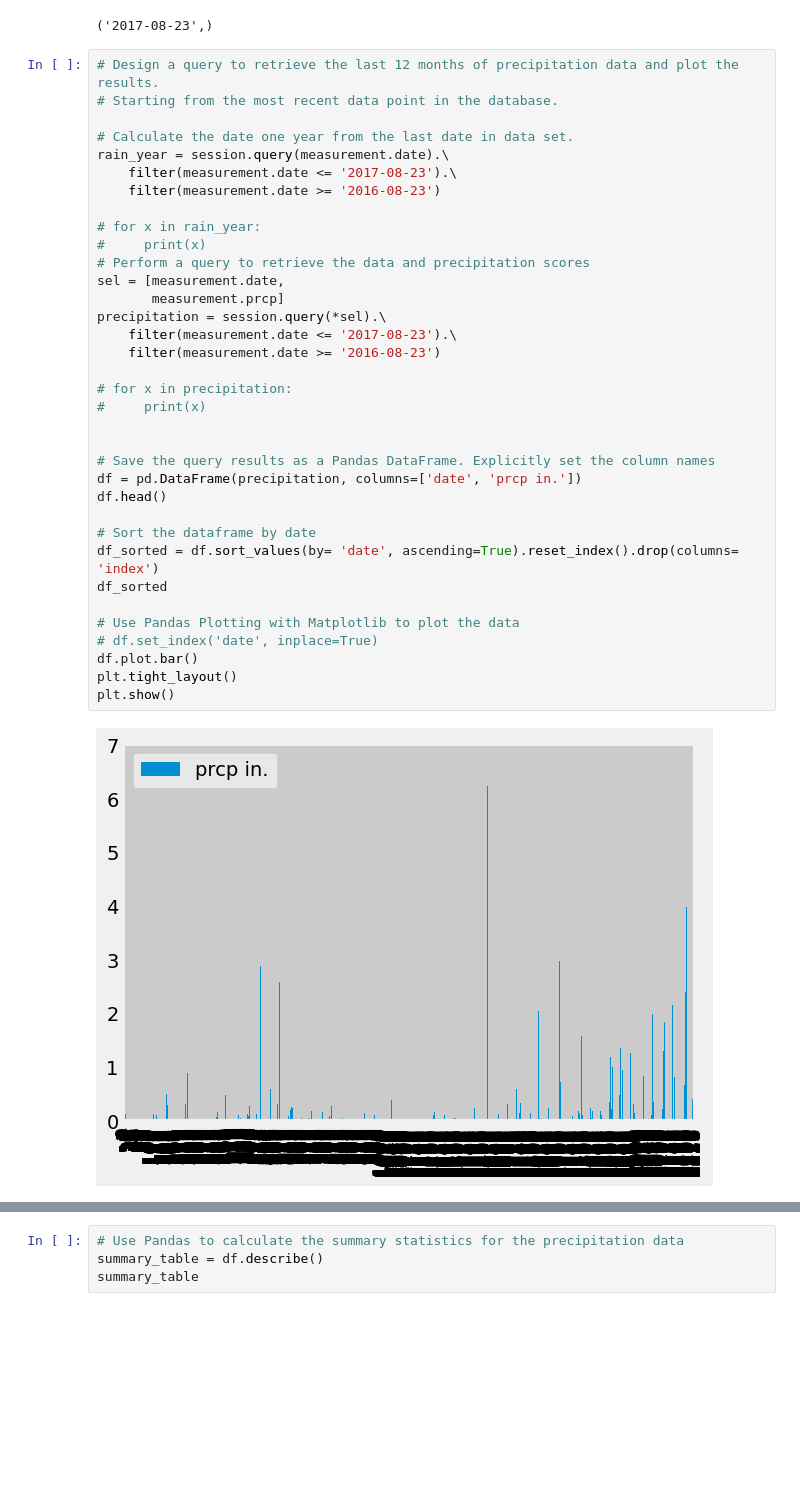
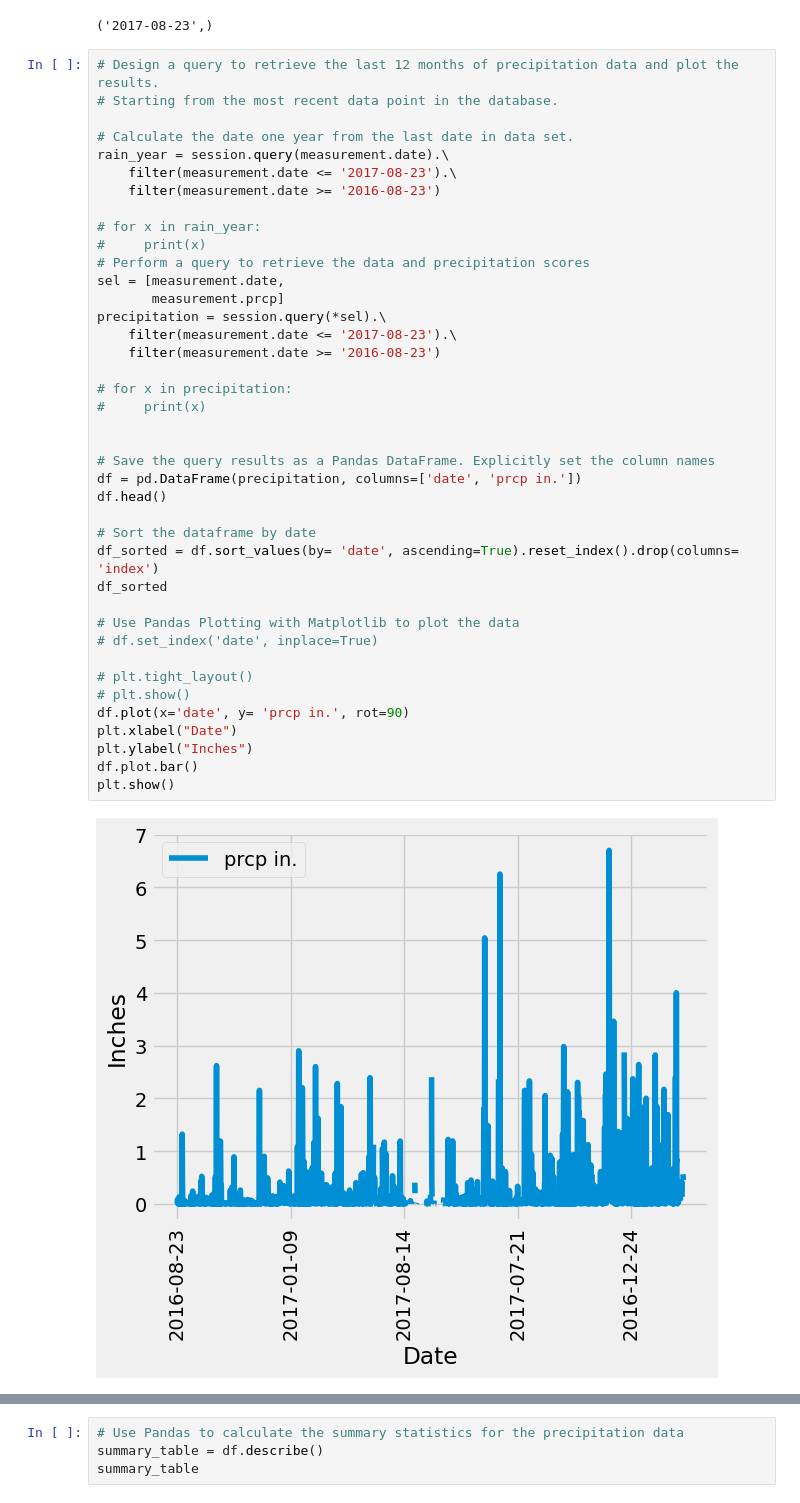
Before and after one commit to AtziriMendoza/SQLalchemy, a Jupyter notebook: climate_final.ipynb, the cells around one changed output, grey strips where cells are left out. Saved outputs shown, nothing was run; the diff lists cells and outputs as text; blank space fills up the shorter version.

```diff
--- a/climate_final.ipynb
+++ b/climate_final.ipynb
@@ -53,32 +53,37 @@ session.query(measurement.date).order_by(measurement.date.desc()).first()
 rain_year = session.query(measurement.date).\
     filter(measurement.date <= '2017-08-23').\
     filter(measurement.date >= '2016-08-23')
 
 # for x in rain_year:
 #     print(x)
 # Perform a query to retrieve the data and precipitation scores
 sel = [measurement.date,
        measurement.prcp]
 precipitation = session.query(*sel).\
     filter(measurement.date <= '2017-08-23').\
     filter(measurement.date >= '2016-08-23')
 
 # for x in precipitation:
 #     print(x)
 
 
 # Save the query results as a Pandas DataFrame. Explicitly set the column names
 df = pd.DataFrame(precipitation, columns=['date', 'prcp in.'])
 df.head()
 
 # Sort the dataframe by date
 df_sorted = df.sort_values(by= 'date', ascending=True).reset_index().drop(columns= 'index')
 df_sorted
 
 # Use Pandas Plotting with Matplotlib to plot the data
 # df.set_index('date', inplace=True)
+
+# plt.tight_layout()
+# plt.show()
+df.plot(x='date', y= 'prcp in.', rot=90)
+plt.xlabel("Date")
+plt.ylabel("Inches")
 df.plot.bar()
-plt.tight_layout()
 plt.show()
 # %% [output]
-[figure, old version]
+[figure, new version]
```
Also changed, not shown: parts of 6 cells of this notebook.
